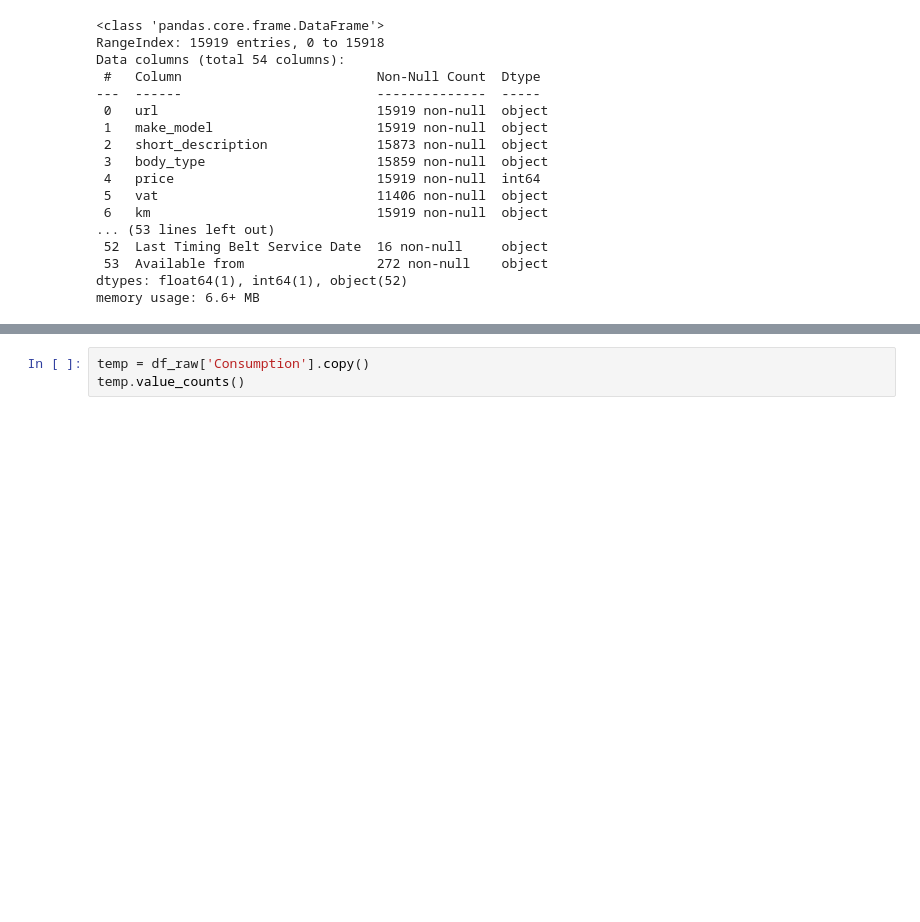
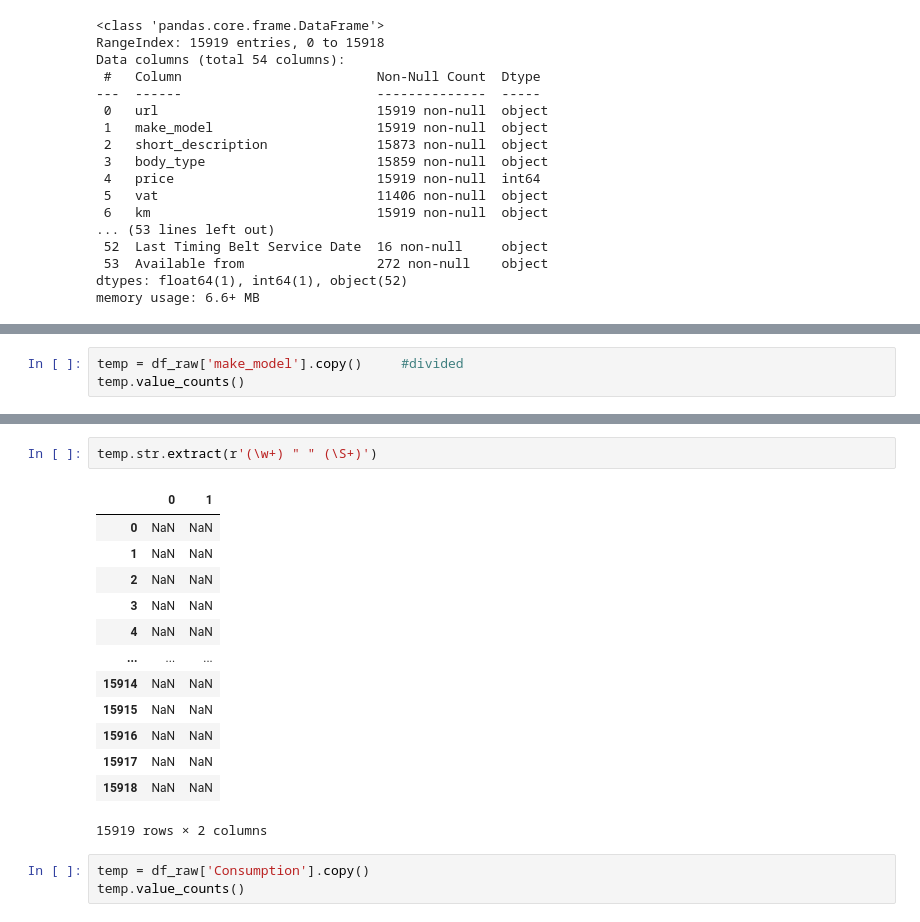
Before and after one commit to yasir5008/DS_-_ITF_Just_Working_Directory, a Jupyter notebook: DS_projects/Auto _scout_project/Auto_scout.ipynb, the cells around one changed output, grey strips where cells are left out. Drawn from its saved outputs; the diff is of its cells as text; blank space fills up the shorter version.

```diff
--- a/DS_projects/Auto _scout_project/Auto_scout.ipynb
+++ b/DS_projects/Auto _scout_project/Auto_scout.ipynb
@@ -100,0 +107,3 @@ memory usage: 6.6+ MB
+# %%
+temp = df_raw['make_model'].copy()     #divided
+temp.value_counts()
@@ -101,3 +130,19 @@ memory usage: 6.6+ MB
+# %%
+temp.str.extract(r'(\w+) " " (\S+)')
+# %% [output]
+|  | 0 | 1 |
+| 0 | NaN | NaN |
+| 1 | NaN | NaN |
+| 2 | NaN | NaN |
+| 3 | NaN | NaN |
+| 4 | NaN | NaN |
+| ... | ... | ... |
+| 15914 | NaN | NaN |
+| 15915 | NaN | NaN |
+| 15916 | NaN | NaN |
+| 15917 | NaN | NaN |
+| 15918 | NaN | NaN |
+15919 rows × 2 columns
 # %%
 temp = df_raw['Consumption'].copy()
 temp.value_counts()
```
Also changed, not shown: parts of 6 cells of this notebook.
